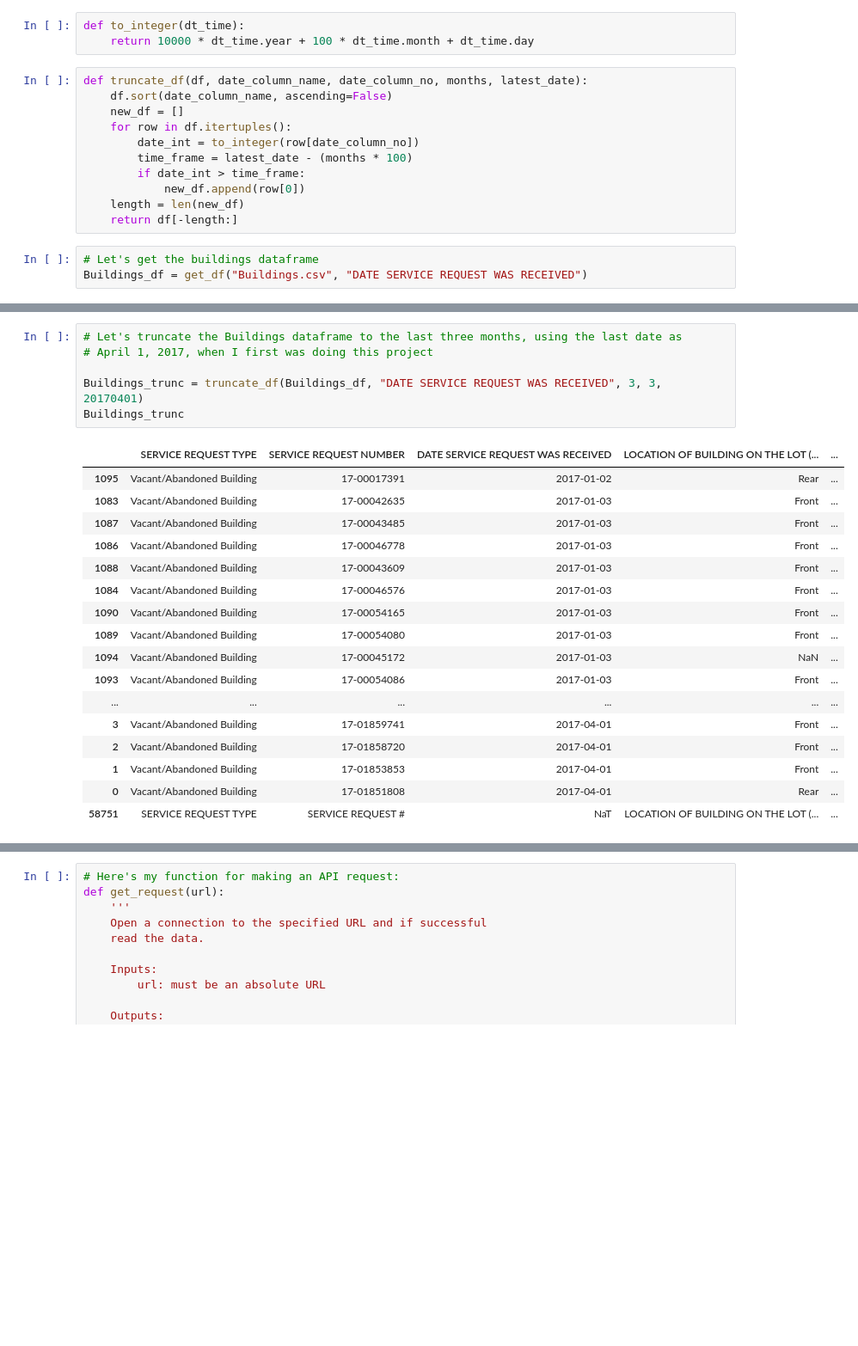
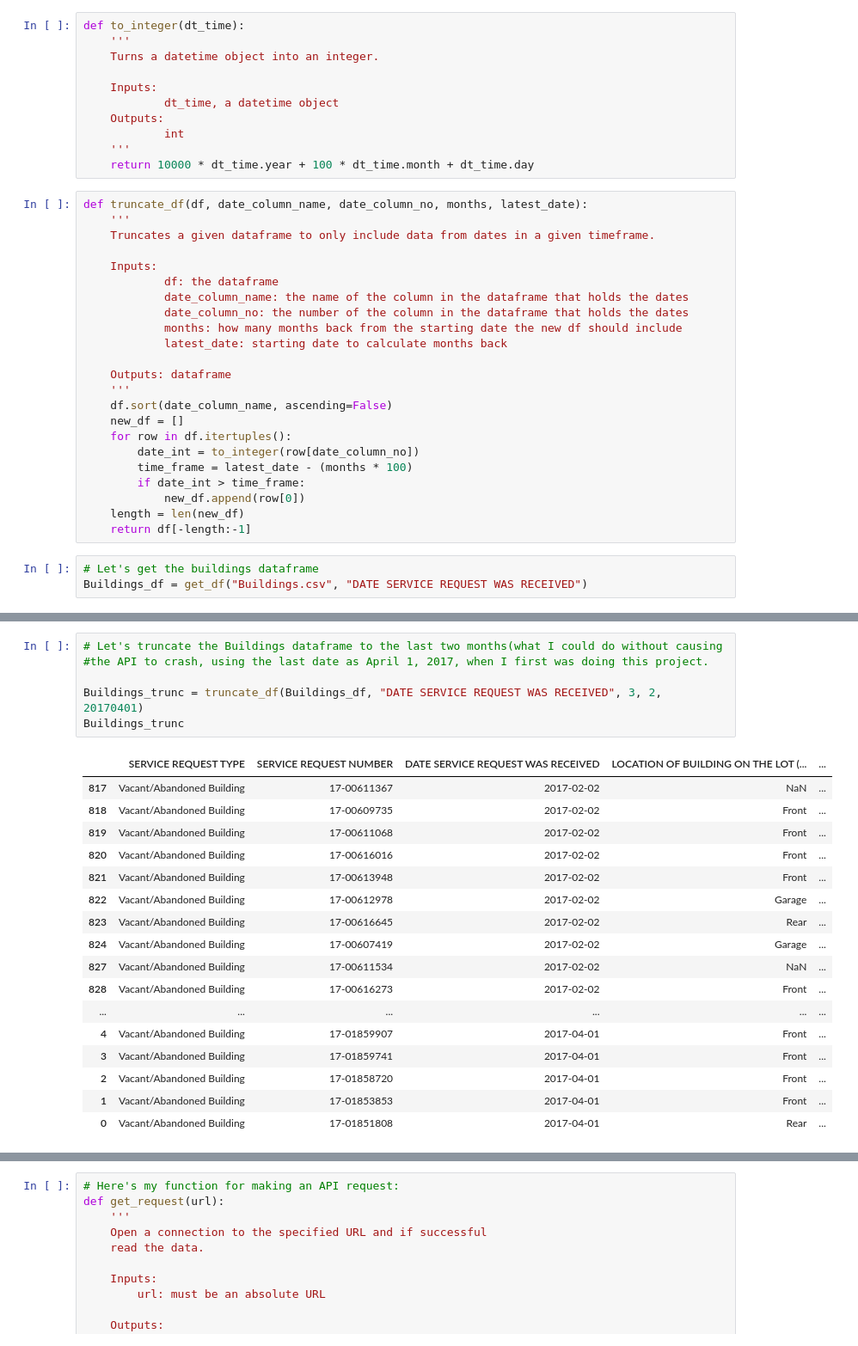
Before and after one commit to coxas/CAPP30254, a Jupyter notebook: hw1/hw1_part2_REDO.ipynb, the cells around one changed output, grey strips where cells are left out. Shown: that part at 86% size. Cells and saved outputs as stored; diff of their text form; blank space fills up the shorter version.

```diff
--- a/hw1/hw1_part2_REDO.ipynb
+++ b/hw1/hw1_part2_REDO.ipynb
@@ -31,9 +36,29 @@ def get_df(file, column):
     return sorted
 # %%
 def to_integer(dt_time):
+    '''
+    Turns a datetime object into an integer.
+
+    Inputs:
+            dt_time, a datetime object
+    Outputs:
+            int
+    '''
     return 10000 * dt_time.year + 100 * dt_time.month + dt_time.day
 # %%
 def truncate_df(df, date_column_name, date_column_no, months, latest_date):
+    '''
+    Truncates a given dataframe to only include data from dates in a given timeframe.
+
+    Inputs:
+            df: the dataframe
+            date_column_name: the name of the column in the dataframe that holds the dates
+            date_column_no: the number of the column in the dataframe that holds the dates
+            months: how many months back from the starting date the new df should include
+            latest_date: starting date to calculate months back
+
+    Outputs: dataframe
+    '''
     df.sort(date_column_name, ascending=False)
     new_df = []
     for row in df.itertuples():
@@ -42,7 +67,7 @@ def truncate_df(df, date_column_name, date_column_no, months, latest_date):
         if date_int > time_frame:
             new_df.append(row[0])
     length = len(new_df)
-    return df[-length:]
+    return df[-length:-1]
 # %%
 # Let's get the buildings dataframe
 Buildings_df = get_df("Buildings.csv", "DATE SERVICE REQUEST WAS RECEIVED")
@@ -70,24 +95,24 @@ Buildings_df
 # %%
-# Let's truncate the Buildings dataframe to the last three months, using the last date as
-# April 1, 2017, when I first was doing this project
+# Let's truncate the Buildings dataframe to the last two months(what I could do without causing
+#the API to crash, using the last date as April 1, 2017, when I first was doing this project.
 
-Buildings_trunc = truncate_df(Buildings_df, "DATE SERVICE REQUEST WAS RECEIVED", 3, 3, 20170401)
+Buildings_trunc = truncate_df(Buildings_df, "DATE SERVICE REQUEST WAS RECEIVED", 3, 2, 20170401)
 Buildings_trunc
 # %% [output]
 |  | SERVICE REQUEST TYPE | SERVICE REQUEST NUMBER | DATE SERVICE REQUEST WAS RECEIVED | LOCATION OF BUILDING ON THE LOT (... | ... |
-| 1095 | Vacant/Abandoned Building | 17-00017391 | 2017-01-02 | Rear | ... |
-| 1083 | Vacant/Abandoned Building | 17-00042635 | 2017-01-03 | Front | ... |
-| 1087 | Vacant/Abandoned Building | 17-00043485 | 2017-01-03 | Front | ... |
-| 1086 | Vacant/Abandoned Building | 17-00046778 | 2017-01-03 | Front | ... |
-| 1088 | Vacant/Abandoned Building | 17-00043609 | 2017-01-03 | Front | ... |
-| 1084 | Vacant/Abandoned Building | 17-00046576 | 2017-01-03 | Front | ... |
-| 1090 | Vacant/Abandoned Building | 17-00054165 | 2017-01-03 | Front | ... |
-| 1089 | Vacant/Abandoned Building | 17-00054080 | 2017-01-03 | Front | ... |
-| 1094 | Vacant/Abandoned Building | 17-00045172 | 2017-01-03 | NaN | ... |
-| 1093 | Vacant/Abandoned Building | 17-00054086 | 2017-01-03 | Front | ... |
+| 817 | Vacant/Abandoned Building | 17-00611367 | 2017-02-02 | NaN | ... |
+| 818 | Vacant/Abandoned Building | 17-00609735 | 2017-02-02 | Front | ... |
+| 819 | Vacant/Abandoned Building | 17-00611068 | 2017-02-02 | Front | ... |
+| 820 | Vacant/Abandoned Building | 17-00616016 | 2017-02-02 | Front | ... |
+| 821 | Vacant/Abandoned Building | 17-00613948 | 2017-02-02 | Front | ... |
+| 822 | Vacant/Abandoned Building | 17-00612978 | 2017-02-02 | Garage | ... |
+| 823 | Vacant/Abandoned Building | 17-00616645 | 2017-02-02 | Rear | ... |
+| 824 | Vacant/Abandoned Building | 17-00607419 | 2017-02-02 | Garage | ... |
+| 827 | Vacant/Abandoned Building | 17-00611534 | 2017-02-02 | NaN | ... |
+| 828 | Vacant/Abandoned Building | 17-00616273 | 2017-02-02 | Front | ... |
 | ... | ... | ... | ... | ... | ... |
+| 4 | Vacant/Abandoned Building | 17-01859907 | 2017-04-01 | Front | ... |
 | 3 | Vacant/Abandoned Building | 17-01859741 | 2017-04-01 | Front | ... |
 | 2 | Vacant/Abandoned Building | 17-01858720 | 2017-04-01 | Front | ... |
 | 1 | Vacant/Abandoned Building | 17-01853853 | 2017-04-01 | Front | ... |
 | 0 | Vacant/Abandoned Building | 17-01851808 | 2017-04-01 | Rear | ... |
-| 58751 | SERVICE REQUEST TYPE | SERVICE REQUEST # | NaT | LOCATION OF BUILDING ON THE LOT (... | ... |
```
Also changed, not shown: parts of 21 cells of this notebook, 1 other file.
